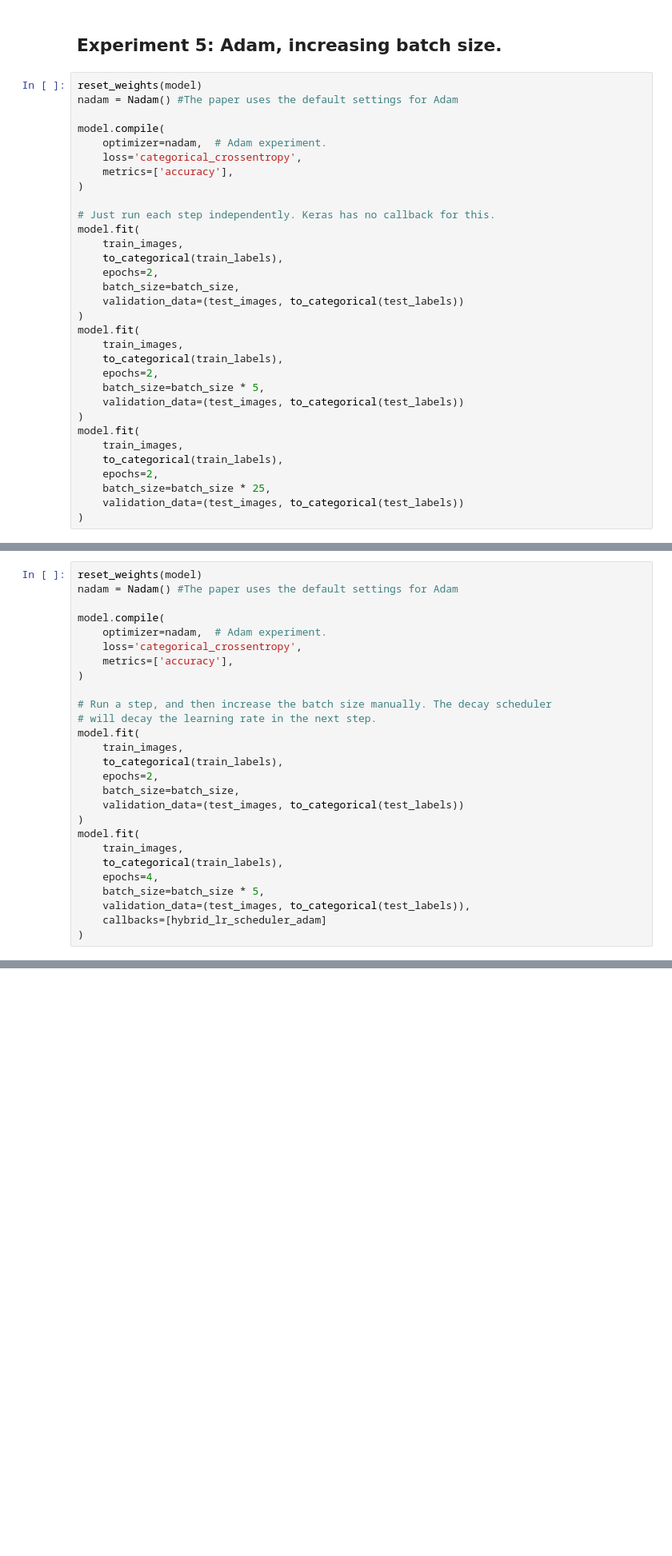
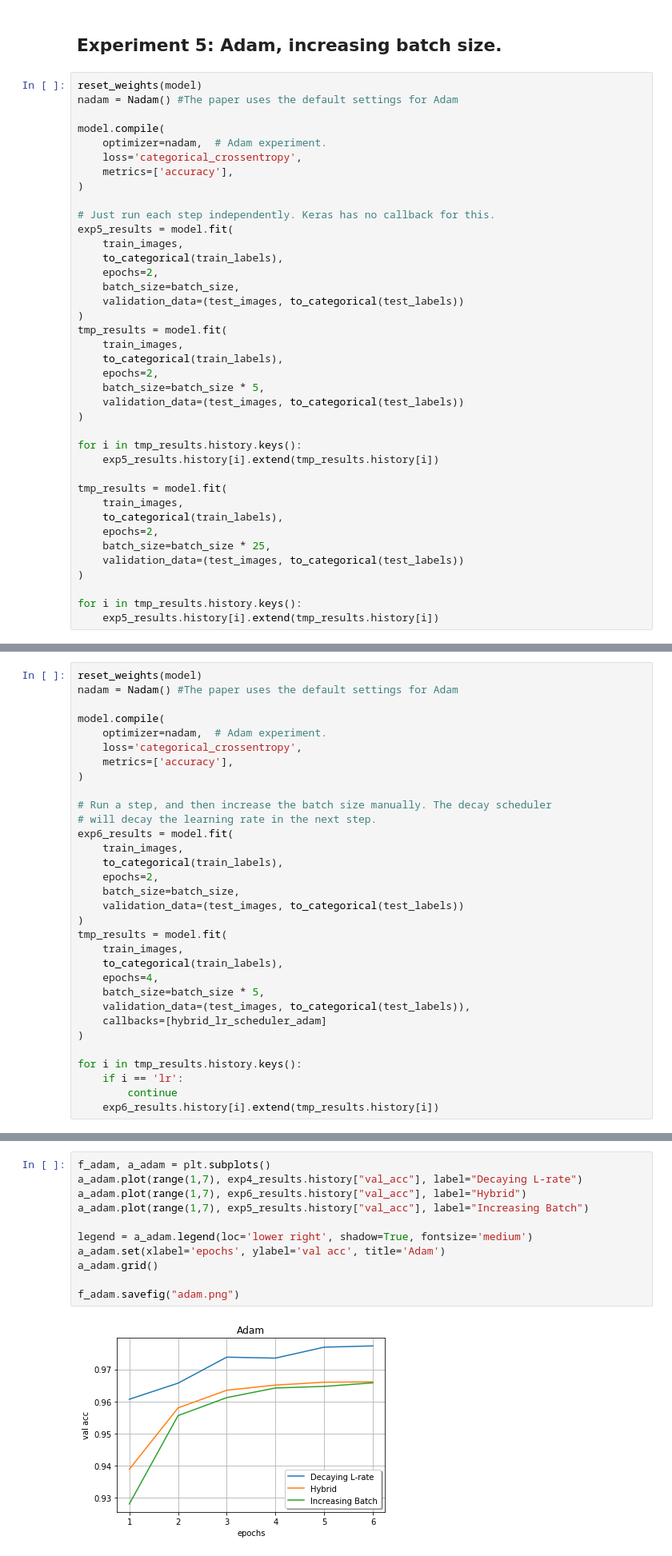
Before and after one commit to JCDetwiler/batch-size-mnist, a Jupyter notebook: experiments.ipynb, the cells around one changed output, grey strips where cells are left out. Shown at 80% size. Saved outputs shown, nothing was run; the diff lists cells and outputs as text; blank space fills up the shorter version.

```diff
--- a/experiments.ipynb
+++ b/experiments.ipynb
@@ -288,27 +380,34 @@ model.compile(
 )
 
 # Just run each step independently. Keras has no callback for this.
-model.fit(
+exp5_results = model.fit(
     train_images,
     to_categorical(train_labels),
     epochs=2,
     batch_size=batch_size,
     validation_data=(test_images, to_categorical(test_labels))
 )
-model.fit(
+tmp_results = model.fit(
     train_images,
     to_categorical(train_labels),
     epochs=2,
     batch_size=batch_size * 5,
     validation_data=(test_images, to_categorical(test_labels))
 )
-model.fit(
+
+for i in tmp_results.history.keys():
+    exp5_results.history[i].extend(tmp_results.history[i])
+
+tmp_results = model.fit(
     train_images,
     to_categorical(train_labels),
     epochs=2,
     batch_size=batch_size * 25,
     validation_data=(test_images, to_categorical(test_labels))
 )
+
+for i in tmp_results.history.keys():
+    exp5_results.history[i].extend(tmp_results.history[i])
 # %% [output]
 Train on 60000 samples, validate on 10000 samples
 Epoch 1/2
@@ -351,14 +466,14 @@ model.compile(
 
 # Run a step, and then increase the batch size manually. The decay scheduler
 # will decay the learning rate in the next step.
-model.fit(
+exp6_results = model.fit(
     train_images,
     to_categorical(train_labels),
     epochs=2,
     batch_size=batch_size,
     validation_data=(test_images, to_categorical(test_labels))
 )
-model.fit(
+tmp_results = model.fit(
     train_images,
     to_categorical(train_labels),
     epochs=4,
@@ -366,6 +481,11 @@ model.fit(
     validation_data=(test_images, to_categorical(test_labels)),
     callbacks=[hybrid_lr_scheduler_adam]
 )
+
+for i in tmp_results.history.keys():
+    if i == 'lr':
+        continue
+    exp6_results.history[i].extend(tmp_results.history[i])
 # %% [output]
 Train on 60000 samples, validate on 10000 samples
 Epoch 1/2
@@ -388,0 +741,13 @@ Epoch 4/4
+# %%
+f_adam, a_adam = plt.subplots()
+a_adam.plot(range(1,7), exp4_results.history["val_acc"], label="Decaying L-rate")
+a_adam.plot(range(1,7), exp6_results.history["val_acc"], label="Hybrid")
+a_adam.plot(range(1,7), exp5_results.history["val_acc"], label="Increasing Batch")
+
+legend = a_adam.legend(loc='lower right', shadow=True, fontsize='medium')
+a_adam.set(xlabel='epochs', ylabel='val acc', title='Adam')
+a_adam.grid()
+
+f_adam.savefig("adam.png")
+# %% [output]
+[figure, added]
```
Also changed, not shown: parts of 27 cells of this notebook, 4 other files.
